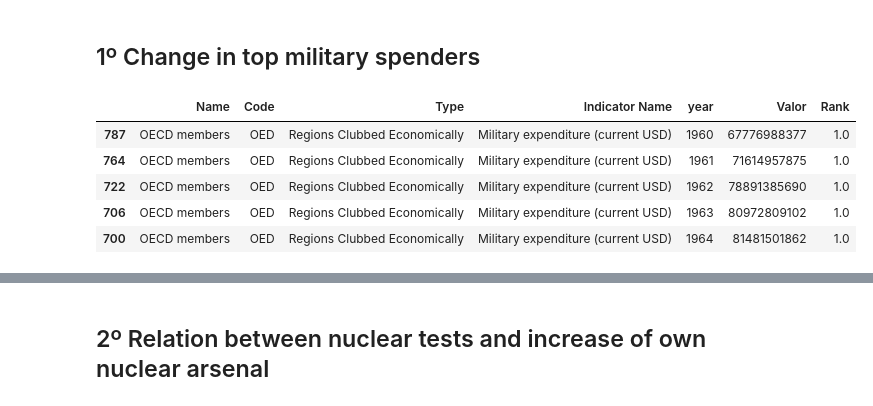
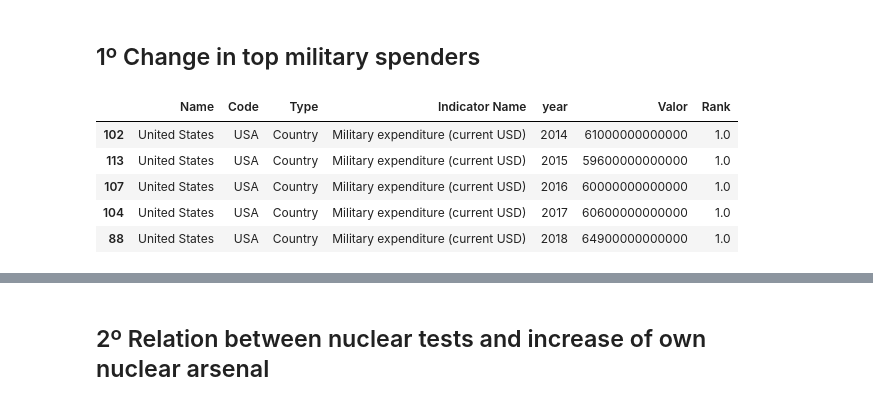
Before and after one commit to DennisRPaiva/ProjetoDatasets, a Jupyter notebook: eda_macedo.ipynb, the cells around one changed output, grey strips where cells are left out. Cells and saved outputs as stored; diff of their text form; code cells hidden in the pictures.

```diff
--- a/eda_macedo.ipynb
+++ b/eda_macedo.ipynb
@@ -8,6 +8,7 @@ import matplotlib.pyplot as plt
 
 milexp_df = pd.read_csv('./military_expenditure/militaryexpenditure.csv', sep=';')
 milexp_df = milexp_df.loc[~milexp_df['Name'].isin(['World', 'High income'])]
+milexp_df = milexp_df[milexp_df['Type'].isin(['Country'])]
 # %%
 # Retorna o n-ésimo maior gastador militar em cada ano.
 
@@ -25,12 +26,12 @@ third_spender = n_maior_gastador(milexp_df.copy(), 3)
 fourth_spender = n_maior_gastador(milexp_df.copy(), 4)
 fifth_spender = n_maior_gastador(milexp_df.copy(), 5)
 # %%
-first_spender.sort_values(by=['year']).head()
+first_spender.sort_values(by=['year']).tail()
 # %% [output]
 |  | Name | Code | Type | Indicator Name | year | Valor | Rank |
-| 787 | OECD members | OED | Regions Clubbed Economically | Military expenditure (current USD) | 1960 | 67776988377 | 1.0 |
-| 764 | OECD members | OED | Regions Clubbed Economically | Military expenditure (current USD) | 1961 | 71614957875 | 1.0 |
-| 722 | OECD members | OED | Regions Clubbed Economically | Military expenditure (current USD) | 1962 | 78891385690 | 1.0 |
-| 706 | OECD members | OED | Regions Clubbed Economically | Military expenditure (current USD) | 1963 | 80972809102 | 1.0 |
-| 700 | OECD members | OED | Regions Clubbed Economically | Military expenditure (current USD) | 1964 | 81481501862 | 1.0 |
+| 102 | United States | USA | Country | Military expenditure (current USD) | 2014 | 61000000000000 | 1.0 |
+| 113 | United States | USA | Country | Military expenditure (current USD) | 2015 | 59600000000000 | 1.0 |
+| 107 | United States | USA | Country | Military expenditure (current USD) | 2016 | 60000000000000 | 1.0 |
+| 104 | United States | USA | Country | Military expenditure (current USD) | 2017 | 60600000000000 | 1.0 |
+| 88 | United States | USA | Country | Military expenditure (current USD) | 2018 | 64900000000000 | 1.0 |
 # %%
```
Also changed, not shown: parts of 1 cell of this notebook, 7 other files.
